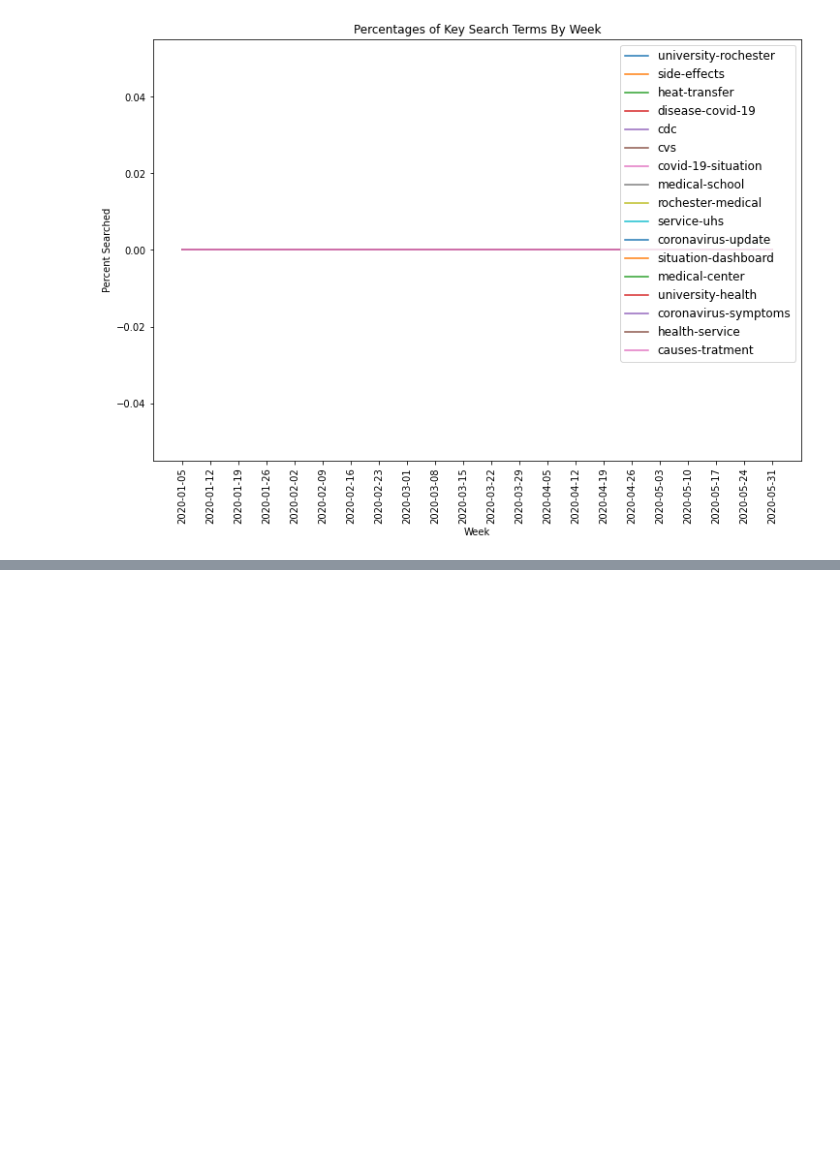
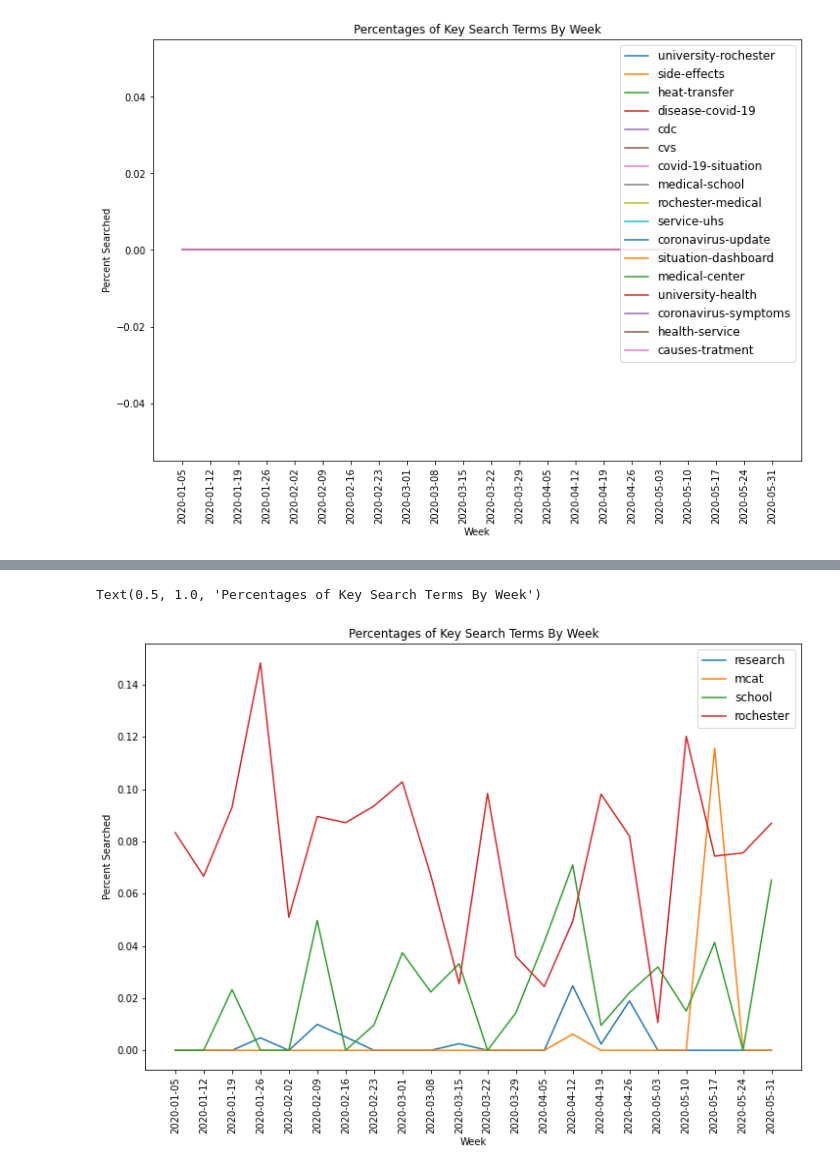
Before and after one commit to azaman13/covid19, a Jupyter notebook: healthQueries.ipynb, the cells around one changed output, grey strips where cells are left out. Saved outputs shown, nothing was run; the diff lists cells and outputs as text; code cells hidden in the pictures; blank space fills up the shorter version.

```diff
--- a/healthQueries.ipynb
+++ b/healthQueries.ipynb
@@ -336,0 +604,63 @@ Text(0.5, 1.0, 'Percentages of Key Search Terms By Week')
+# %%
+df['datetime']= pd.to_datetime(df['datetime'])
+d_school = {
+    'research': 0,
+    'mcat': 1,
+    'school': 2,
+    'rochester': 3
+}
+
+d_school_2 = {
+    0: 'research',
+    1: 'mcat',
+    2: 'school',
+    3: 'rochester'
+}
+
+history = []
+weekly_totals = []
+labels = []
+for week, wdf in df.set_index('datetime').groupby(pd.Grouper(freq='W')):
+    if len(wdf) >0:
+        wdist = [0 for i in range(4)]
+        week_label = str(week).split(' ')[0]
+        labels.append(week_label)
+        weekly_totals.append(len(wdf))
+#         print(week_label, len(wdf))
+        weekly_queries = [str(q).lower() for q in wdf['query'].values.tolist()]
+        for q in weekly_queries:
+            if 'research' in q:
+                wdist[d_school['research']]+=1
+            if 'mcat' in q:
+                wdist[d_school['mcat']]+=1
+            if 'school' in q:
+                wdist[d_school['school']]+=1
+            if 'rochester' in q:
+                wdist[d_school['rochester']]+=1
+        history.append(wdist)
+# print(weekly_totals)
+history = np.array(history)
+# print(history)
+norm_hist = np.zeros((len(history), len(history[0])))
+for i in range(len(history)):
+    factor = weekly_totals[i]
+    for j in range(len(history[0])):
+        norm_hist[i][j] = float(history[i][j])/float(factor)
+#         print(i,j,norm_hist[i][j],factor)
+
+
+# print(history)
+plt.figure(figsize=(12, 8))
+for col in range(history.shape[1]):
+    name = d_school_2[col]
+    y = norm_hist[:,col]
+    plt.plot(range(len(y)),y,label=name)
+
+plt.xticks(range(len(labels)),labels, rotation=90)
+plt.legend(fontsize = 12)
+plt.xlabel('Week')
+plt.ylabel('Percent Searched')
+plt.title("Percentages of Key Search Terms By Week")
+# %% [output]
+Text(0.5, 1.0, 'Percentages of Key Search Terms By Week')
+[figure, added]
```
Also changed, not shown: parts of 4 cells of this notebook.
